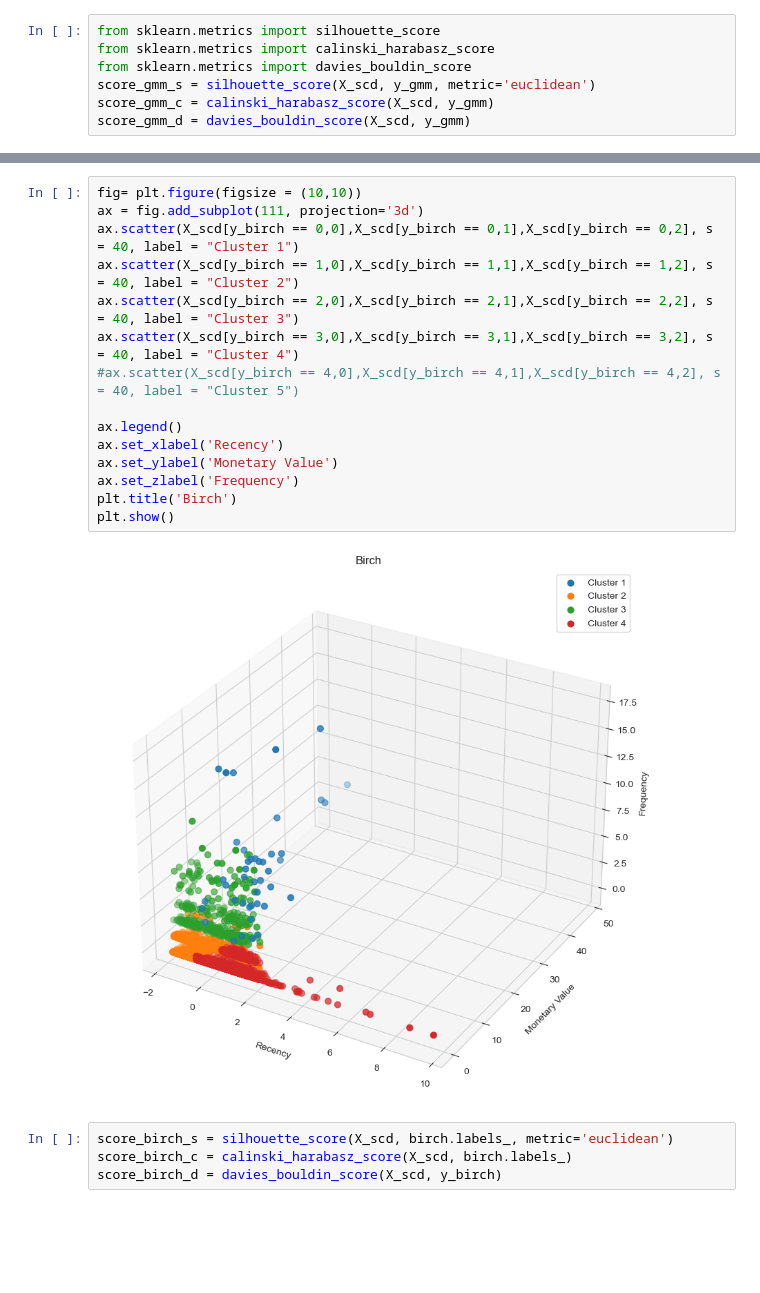
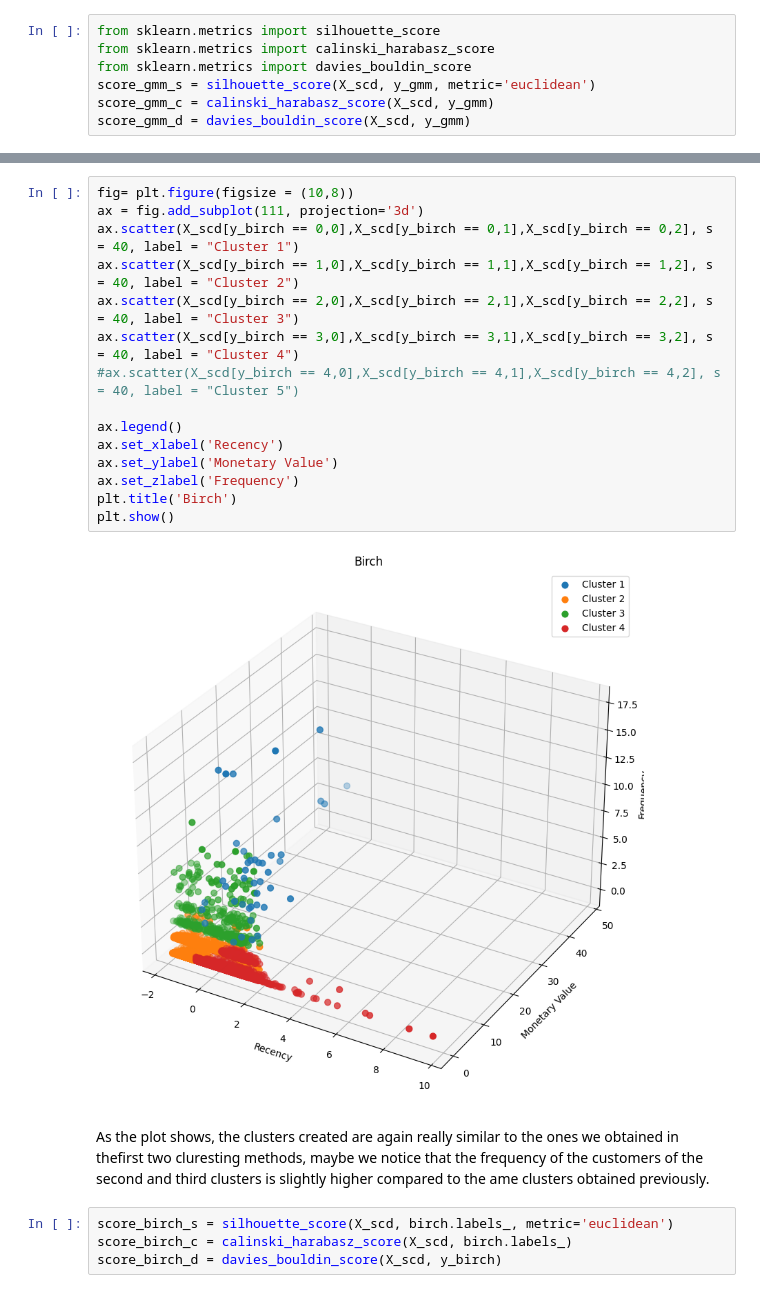
Before and after one commit to francescocapo/270341, a Jupyter notebook: main.ipynb, the cells around one changed output, grey strips where cells are left out. Drawn from its saved outputs; the diff is of its cells as text; blank space fills up the shorter version.

```diff
--- a/main.ipynb
+++ b/main.ipynb
@@ -603,20 +589,22 @@ pyplot.show()
 # %%
-fig= plt.figure(figsize = (10,10))
+fig= plt.figure(figsize = (10,8))
 ax = fig.add_subplot(111, projection='3d')
 ax.scatter(X_scd[y_birch == 0,0],X_scd[y_birch == 0,1],X_scd[y_birch == 0,2], s = 40, label = "Cluster 1")
 ax.scatter(X_scd[y_birch == 1,0],X_scd[y_birch == 1,1],X_scd[y_birch == 1,2], s = 40, label = "Cluster 2")
 ax.scatter(X_scd[y_birch == 2,0],X_scd[y_birch == 2,1],X_scd[y_birch == 2,2], s = 40, label = "Cluster 3")
 ax.scatter(X_scd[y_birch == 3,0],X_scd[y_birch == 3,1],X_scd[y_birch == 3,2], s = 40, label = "Cluster 4")
 #ax.scatter(X_scd[y_birch == 4,0],X_scd[y_birch == 4,1],X_scd[y_birch == 4,2], s = 40, label = "Cluster 5")
 
 ax.legend()
 ax.set_xlabel('Recency')
 ax.set_ylabel('Monetary Value')
 ax.set_zlabel('Frequency')
 plt.title('Birch')
 plt.show()
 # %% [output]
-[figure, old version]
+[figure, new version]
+# %% [markdown]
+As the plot shows, the clusters created are again really similar to the ones we obtained in thefirst two cluresting methods, maybe we notice that the frequency of the customers of the second and third clusters is slightly higher compared to the ame clusters obtained previously.
 # %%
 score_birch_s = silhouette_score(X_scd, birch.labels_, metric='euclidean')
 score_birch_c = calinski_harabasz_score(X_scd, birch.labels_)
```
Also changed, not shown: parts of 35 cells of this notebook.
